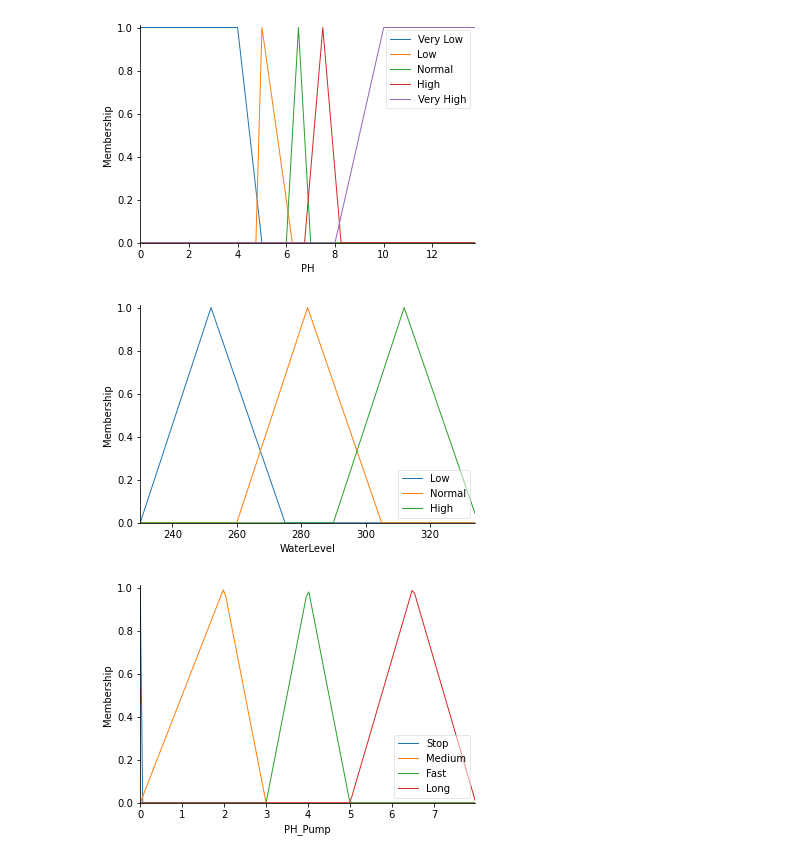
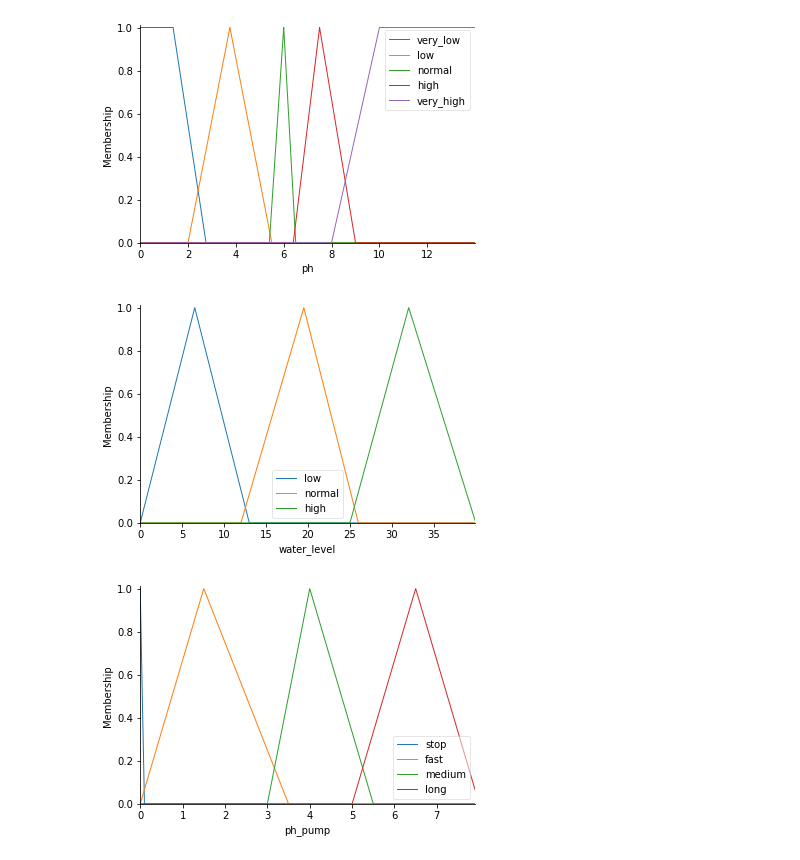
Before and after one commit to SGH-Project-2022/Fuzzy-Logic, a Jupyter notebook: PHFuzzyLogic.ipynb, the cells around one changed output. Cells and saved outputs as stored; diff of their text form; code cells hidden in the pictures.

```diff
--- a/PHFuzzyLogic.ipynb
+++ b/PHFuzzyLogic.ipynb
@@ -4,35 +4,41 @@ import skfuzzy as fuzz
 from skfuzzy import control as ctrl
 # %%
 # New Antecedent/Consequent objects hold universe variables and membership functions
-# Create the three fuzzy variables - two inputs, one output
-PH = ctrl.Antecedent(np.arange(0, 14, 0.25), 'PH')
-WaterLevel = ctrl.Antecedent(np.arange(230, 335, 1), 'WaterLevel') # unit --> mm
-PH_Pump = ctrl.Consequent(np.arange(0,8,0.06),"PH_Pump") # duration unit --> seconds
+# Create the three fuzzy variables - two inputs, two outputs
+ph_membership = ctrl.Antecedent(np.arange(0, 14, 0.001), 'ph')
+water_level_membership = ctrl.Antecedent(np.arange(0, 40, 0.1), 'water_level') # unit --> mm
+ph_pump_membership = ctrl.Consequent(np.arange(0,8,0.1),"ph_pump") # duration unit --> seconds
+alkaline_pump_membership = ctrl.Consequent(np.arange(0,8,0.1),"alkaline_pump") # duration unit --> seconds
 # %%
 # Generate fuzzy membership functions for first input PH
-PH['Very Low'] = fuzz.trapmf(PH.universe,[ 0 , 0 , 4 , 5 ])
-PH['Low'] = fuzz.trimf(PH.universe,[ 4.75 , 5 , 6.25 ])
-PH['Normal'] = fuzz.trimf(PH.universe,[ 6 , 6.5 , 7 ])
-PH['High'] = fuzz.trimf(PH.universe,[ 6.75 , 7.5 , 8.25 ])
-PH['Very High'] = fuzz.trapmf(PH.universe,[ 8 , 10 , 14 , 14 ])
-PH.view()
+ph_membership['very_low'] = fuzz.trapmf(ph_membership.universe,[0,0,1.375,2.75])
+ph_membership['low'] = fuzz.trimf(ph_membership.universe,[ 2 , 3.75 , 5.5 ])
+ph_membership['normal'] = fuzz.trimf(ph_membership.universe,[5.4 , 6 , 6.5])
+ph_membership['high'] = fuzz.trimf(ph_membership.universe,[ 6.4 , 7.5 , 9 ])
+ph_membership['very_high'] = fuzz.trapmf(ph_membership.universe,[ 8 , 10 , 14 , 14 ])
+ph_membership.view()
 # %% [output]
-[figure, old version]
+[figure, new version]
 # %%
 # Generate fuzzy membership functions for second intput water level
 # Unit --> mm
-WaterLevel['Low']   = fuzz.trimf(WaterLevel.universe,[230,252,275])
-WaterLevel['Normal'] = fuzz.trimf(WaterLevel.universe,[260,282,305])
-WaterLevel['High']    = fuzz.trimf(WaterLevel.universe,[290,312,335])
-WaterLevel.view()
+
+water_level_membership['low']   = fuzz.trimf(water_level_membership.universe,[0,6.5,13])
+water_level_membership['normal'] = fuzz.trimf(water_level_membership.universe,[12,19.5,26])
+water_level_membership['high']    = fuzz.trimf(water_level_membership.universe,[25,32,40])
+water_level_membership.view()
 # %% [output]
-[figure, old version]
+[figure, new version]
 # %%
 # Generate fuzzy membership functions for output PH Pump Duration
-PH_Pump["Stop"] = fuzz.trimf(PH_Pump.universe,[ 0,0,0])
-PH_Pump["Medium"] = fuzz.trimf(PH_Pump.universe,[ 0,2,3])
-PH_Pump["Fast"] = fuzz.trimf(PH_Pump.universe,[ 3,4,5])
-PH_Pump["Long"] = fuzz.trimf(PH_Pump.universe,[ 5,6.5,8])
-PH_Pump.view()
+# ph_pump_membership["stop"] = fuzz.trimf(ph_pump_membership.universe,[ 0,0,0])
+# ph_pump_membership["fast"] = fuzz.trimf(ph_pump_membership.universe,[0,1.5,3])
+# ph_pump_membership["medium"] = fuzz.trimf(ph_pump_membership.universe,[3,4,5])
+# ph_pump_membership["long"] = fuzz.trimf(ph_pump_membership.universe,[ 5,6.5,8])
+ph_pump_membership["stop"] = fuzz.trimf(ph_pump_membership.universe,[ 0,0,0])
+ph_pump_membership["fast"] = fuzz.trimf(ph_pump_membership.universe,[0,1.5,3.5])
+ph_pump_membership["medium"] = fuzz.trimf(ph_pump_membership.universe,[3,4,5.5])
+ph_pump_membership["long"] = fuzz.trimf(ph_pump_membership.universe,[ 5,6.5,8])
+ph_pump_membership.view()
 # %% [output]
-[figure, old version]
+[figure, new version]
```
Also changed, not shown: parts of 9 cells of this notebook.
